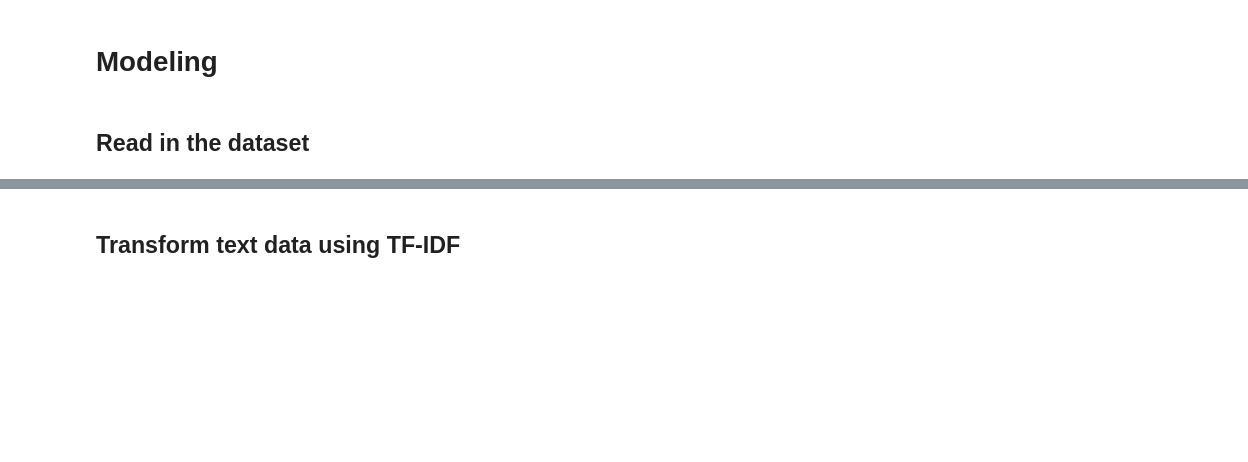
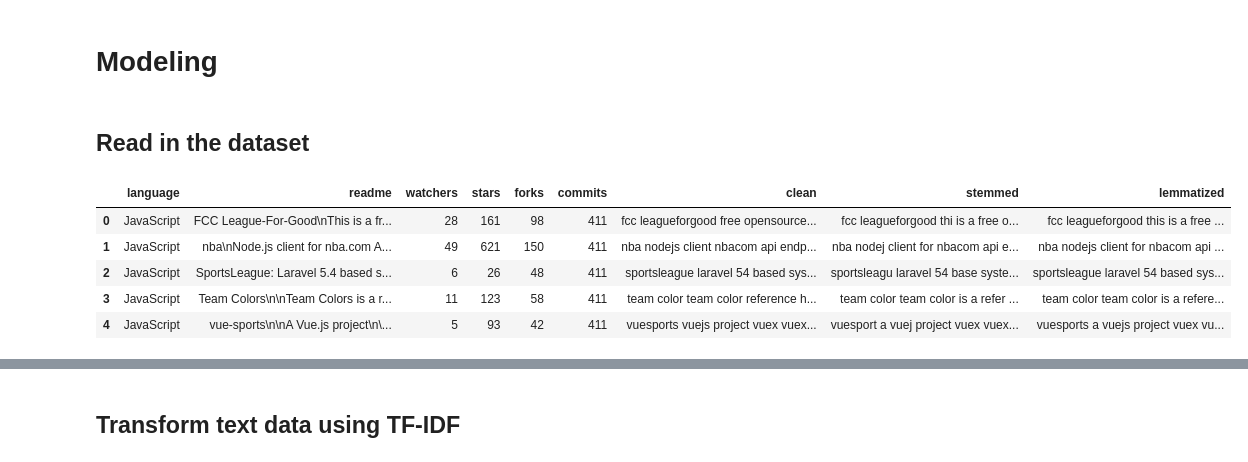
Before and after one commit to NLP-Darden-Project-Team-6/NLP-3, a Jupyter notebook: notebooks/contributor-notebooks/co_modeling.ipynb, the cells around one changed output, grey strips where cells are left out. Drawn from its saved outputs; the diff is of its cells as text; code cells hidden in the pictures; blank space fills up the shorter version.

```diff
--- a/notebooks/contributor-notebooks/co_modeling.ipynb
+++ b/notebooks/contributor-notebooks/co_modeling.ipynb
@@ -25,0 +22,2 @@ df = df.loc[df.language != 'Java']
+# %%
+df = pd.read_json('../../data/raw/readme_data200.json').dropna()
@@ -25,0 +26,9 @@ df = df.loc[df.language != 'Java']
+# %%
+df.head()
+# %% [output]
+|  | language | readme | watchers | stars | forks | commits | clean | stemmed | lemmatized |
+| 0 | JavaScript | FCC League-For-Good\nThis is a fr... | 28 | 161 | 98 | 411 | fcc leagueforgood free opensource... | fcc leagueforgood thi is a free o... | fcc leagueforgood this is a free ... |
+| 1 | JavaScript | nba\nNode.js client for nba.com A... | 49 | 621 | 150 | 411 | nba nodejs client nbacom api endp... | nba nodej client for nbacom api e... | nba nodejs client for nbacom api ... |
+| 2 | JavaScript | SportsLeague: Laravel 5.4 based s... | 6 | 26 | 48 | 411 | sportsleague laravel 54 based sys... | sportsleagu laravel 54 base syste... | sportsleague laravel 54 based sys... |
+| 3 | JavaScript | Team Colors\n\nTeam Colors is a r... | 11 | 123 | 58 | 411 | team color team color reference h... | team color team color is a refer ... | team color team color is a refere... |
+| 4 | JavaScript | vue-sports\n\nA Vue.js project\n\... | 5 | 93 | 42 | 411 | vuesports vuejs project vuex vuex... | vuesport a vuej project vuex vuex... | vuesports a vuejs project vuex vu... |
```
Also changed, not shown: parts of 16 cells of this notebook, 2 other files.
